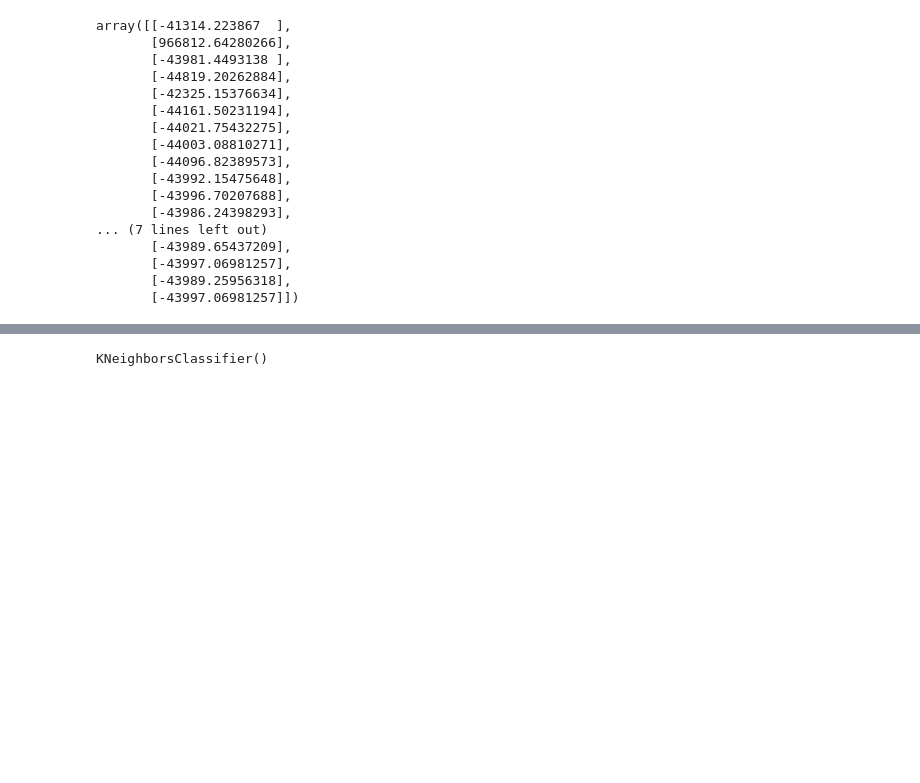
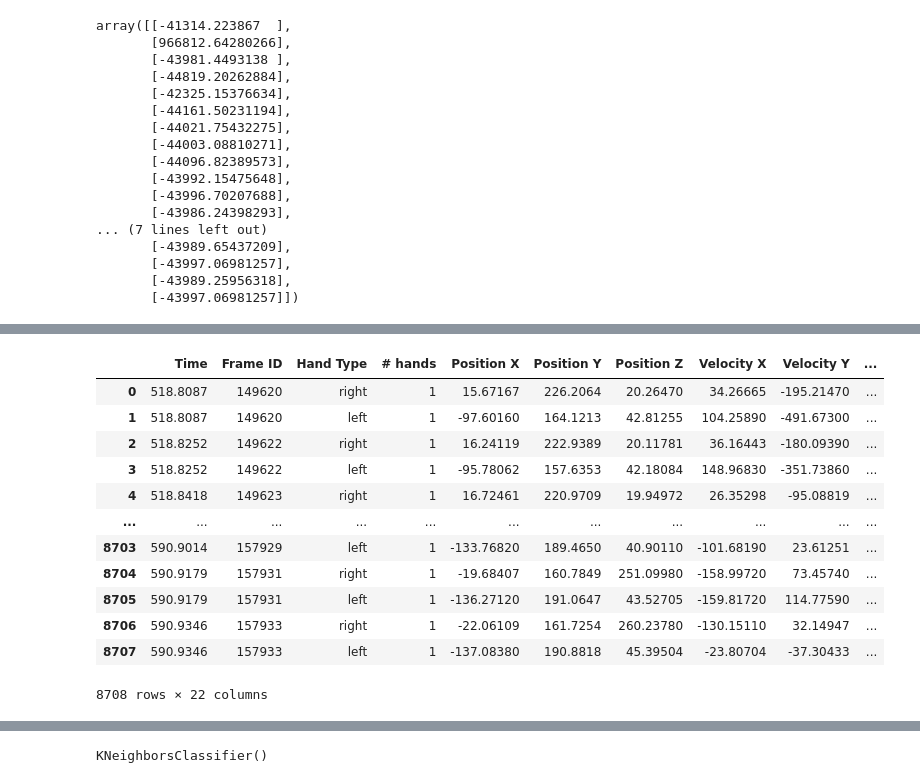
Before and after one commit to or-yitshak/Final-Project-Semester-B, a Jupyter notebook: Notebook 4.ipynb, the cells around one changed output, grey strips where cells are left out. Drawn from its saved outputs; the diff is of its cells as text; code cells hidden in the pictures; blank space fills up the shorter version.

Commit message:
2 functionts added to Notebook4 alone_transform and improved get_data

```diff
--- a/Notebook 4.ipynb
+++ b/Notebook 4.ipynb
@@ -65,0 +112,17 @@ yoel_sync = pd.read_csv(r'C:\Users\guyit\Desktop\extraFiles\Training\Yoel Raz\Yo
+# %%
+def alone_transform (original_data):
+
+    data = original_data.copy()
+    data = data[data[' Hand Type']=='left']
+    data.reset_index(drop=True,inplace = True)
+    data['new']=list(np.arange(0.5,len(data)))
+    data.set_index('new',inplace=True)
+    length = min(len(right_hand),len(data))
+    data = pd.concat([right_hand,data]).sort_index()
+    data.reset_index(drop=True,inplace = True)
+    data=data.iloc[:length*2]
+
+    data.loc[data[' Hand Type']=='right','Time'] = list(data.loc[data[' Hand Type']=='left','Time'])
+    data.loc[data[' Hand Type']=='right',' Frame ID'] = list(data.loc[data[' Hand Type']=='left',' Frame ID'])
+
+    return data
@@ -281,0 +750,17 @@ x = get_data(evyatar_spon)
+# %%
+def alone_transform (original_data):
+
+    data = original_data.copy()
+    data = data[data[' Hand Type']=='left']
+    data.reset_index(drop=True,inplace = True)
+    data['new']=list(np.arange(0.5,len(data)))
+    data.set_index('new',inplace=True)
+    length = min(len(right_hand),len(data))
+    data = pd.concat([right_hand,data]).sort_index()
+    data.reset_index(drop=True,inplace = True)
+    data=data.iloc[:length*2]
+
+    data.loc[data[' Hand Type']=='right','Time'] = list(data.loc[data[' Hand Type']=='left','Time'])
+    data.loc[data[' Hand Type']=='right',' Frame ID'] = list(data.loc[data[' Hand Type']=='left',' Frame ID'])
+
+    return data
@@ -297,0 +1114,18 @@ x
+# %%
+x= alone_transform(evyatar_alon)
+# %%
+x
+# %% [output]
+|  | Time | Frame ID | Hand Type | # hands | Position X | Position Y | Position Z | Velocity X | Velocity Y | ... |
+| 0 | 518.8087 | 149620 | right | 1 | 15.67167 | 226.2064 | 20.26470 | 34.26665 | -195.21470 | ... |
+| 1 | 518.8087 | 149620 | left | 1 | -97.60160 | 164.1213 | 42.81255 | 104.25890 | -491.67300 | ... |
+| 2 | 518.8252 | 149622 | right | 1 | 16.24119 | 222.9389 | 20.11781 | 36.16443 | -180.09390 | ... |
+| 3 | 518.8252 | 149622 | left | 1 | -95.78062 | 157.6353 | 42.18084 | 148.96830 | -351.73860 | ... |
+| 4 | 518.8418 | 149623 | right | 1 | 16.72461 | 220.9709 | 19.94972 | 26.35298 | -95.08819 | ... |
+| ... | ... | ... | ... | ... | ... | ... | ... | ... | ... | ... |
+| 8703 | 590.9014 | 157929 | left | 1 | -133.76820 | 189.4650 | 40.90110 | -101.68190 | 23.61251 | ... |
+| 8704 | 590.9179 | 157931 | right | 1 | -19.68407 | 160.7849 | 251.09980 | -158.99720 | 73.45740 | ... |
+| 8705 | 590.9179 | 157931 | left | 1 | -136.27120 | 191.0647 | 43.52705 | -159.81720 | 114.77590 | ... |
+| 8706 | 590.9346 | 157933 | right | 1 | -22.06109 | 161.7254 | 260.23780 | -130.15110 | 32.14947 | ... |
+| 8707 | 590.9346 | 157933 | left | 1 | -137.08380 | 190.8818 | 45.39504 | -23.80704 | -37.30433 | ... |
+8708 rows × 22 columns
```
Also changed, not shown: parts of 119 cells of this notebook.
